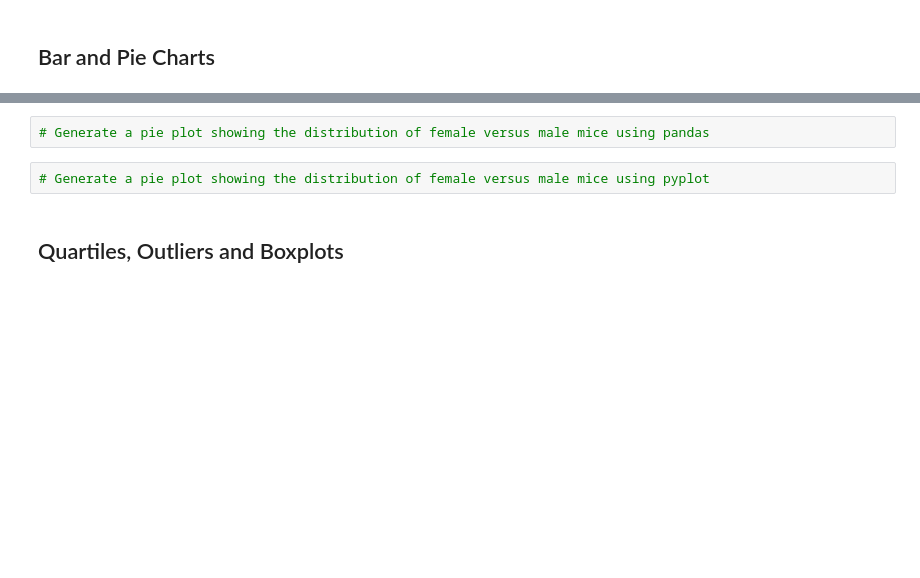
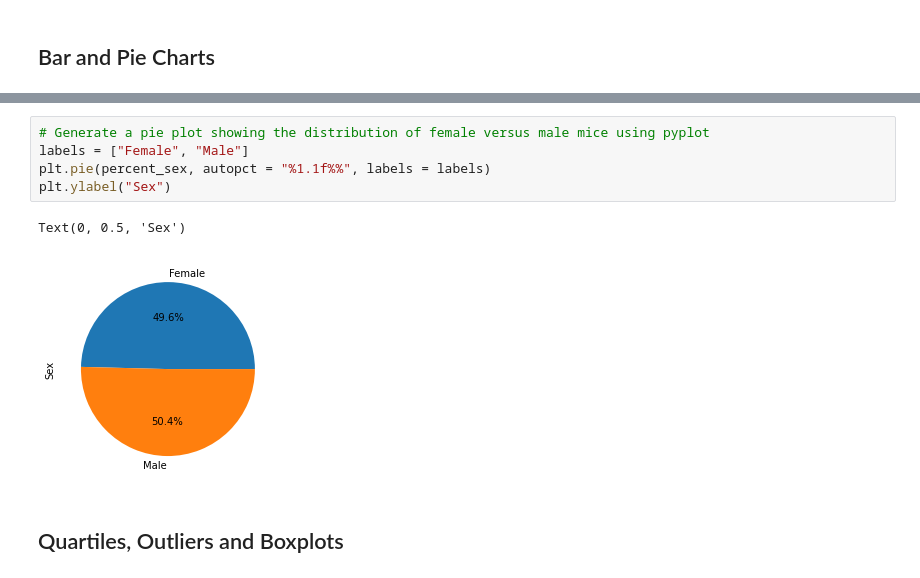
Before and after one commit to bsosa3711/Matplotlib-Homework, a Jupyter notebook: pymaceuticals_starter-Copy1.ipynb, the cells around one changed output, grey strips where cells are left out. Saved outputs shown, nothing was run; the diff lists cells and outputs as text; blank space fills up the shorter version.

```diff
--- a/pymaceuticals_starter-Copy1.ipynb
+++ b/pymaceuticals_starter-Copy1.ipynb
@@ -156,7 +174,11 @@ plt.hist(total_mice_df["Drug Regimen"])
 # %%
-# Generate a pie plot showing the distribution of female versus male mice using pandas
+# Generate a pie plot showing the distribution of female versus male mice using pyplot
+labels = ["Female", "Male"]
+plt.pie(percent_sex, autopct = "%1.1f%%", labels = labels)
+plt.ylabel("Sex")
+# %% [output]
+Text(0, 0.5, 'Sex')
+[figure, added]
-# %%
-# Generate a pie plot showing the distribution of female versus male mice using pyplot
 # %% [markdown]
 ## Quartiles, Outliers and Boxplots
 # %%
```
Also changed, not shown: parts of 15 cells of this notebook.
